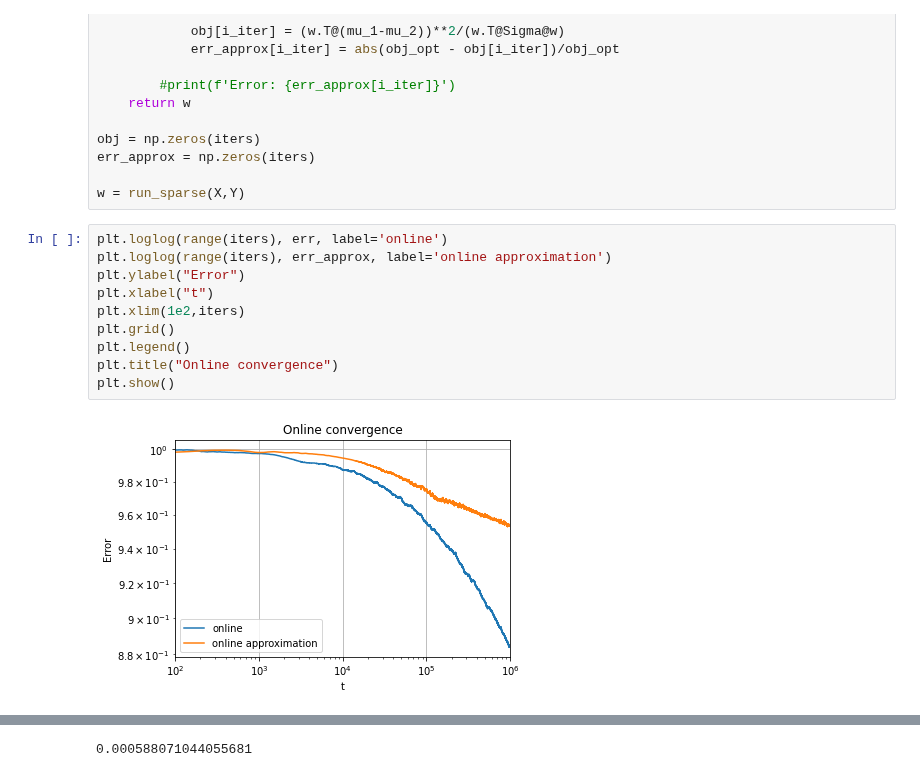
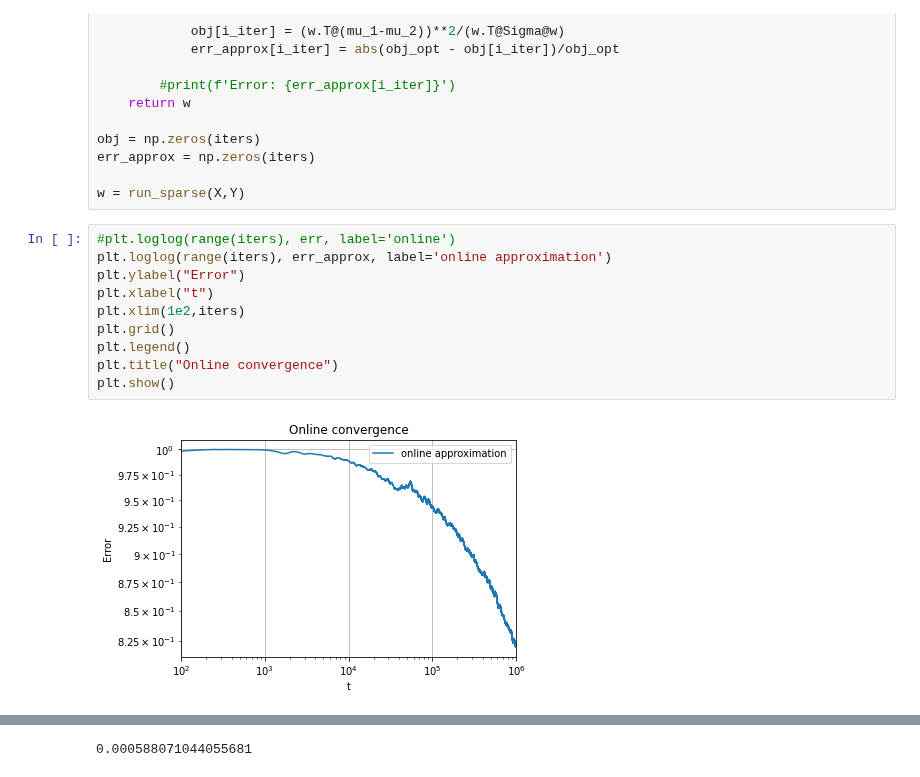
Before and after one commit to flatironinstitute/bio-lda, a Jupyter notebook: sparse_lda.ipynb, the cells around one changed output, grey strips where cells are left out. Cells and saved outputs as stored; diff of their text form.

```diff
--- a/sparse_lda.ipynb
+++ b/sparse_lda.ipynb
@@ -220,17 +220,17 @@ err_approx = np.zeros(iters)
 
 w = run_sparse(X,Y)
 # %%
-plt.loglog(range(iters), err, label='online')
+#plt.loglog(range(iters), err, label='online')
 plt.loglog(range(iters), err_approx, label='online approximation')
 plt.ylabel("Error")
 plt.xlabel("t")
 plt.xlim(1e2,iters)
 plt.grid()
 plt.legend()
 plt.title("Online convergence")
 plt.show()
 # %% [output]
-[figure, old version]
+[figure, new version]
 # %%
 plt.scatter(w.T@class_1,np.zeros((w.T@class_1).shape),s=5)
 plt.scatter(w.T@class_2,np.zeros((w.T@class_2).shape),s=5)
```
Also changed, not shown: parts of 6 cells of this notebook, 1 other file.
